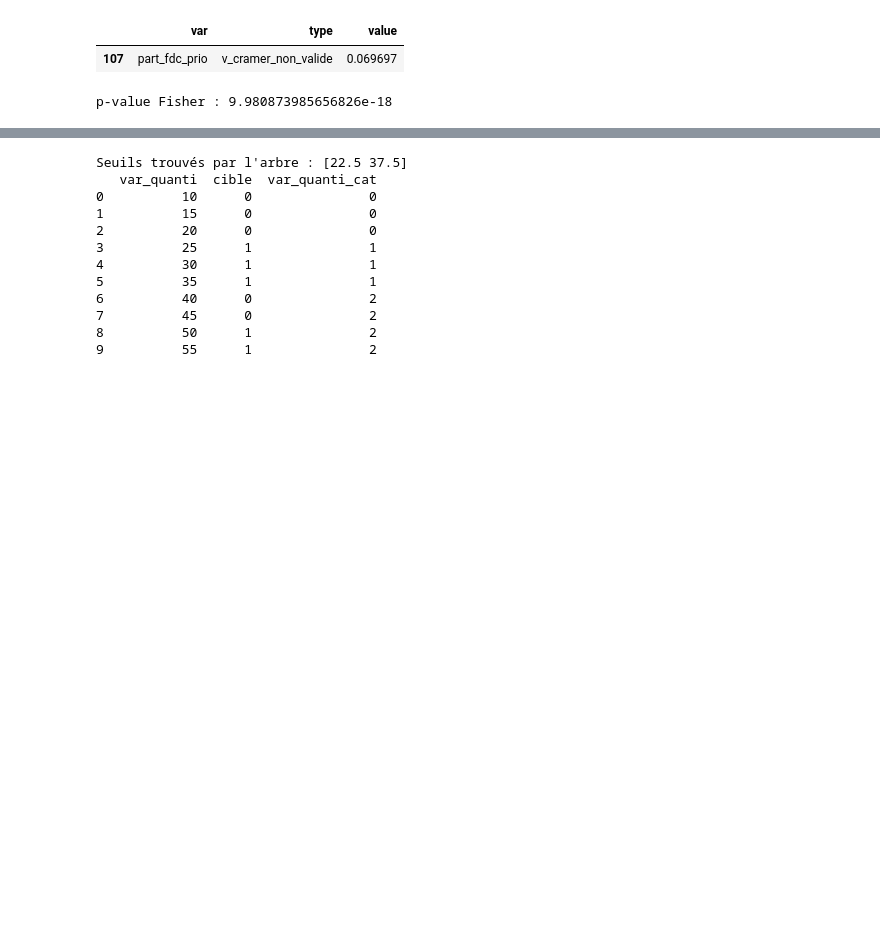
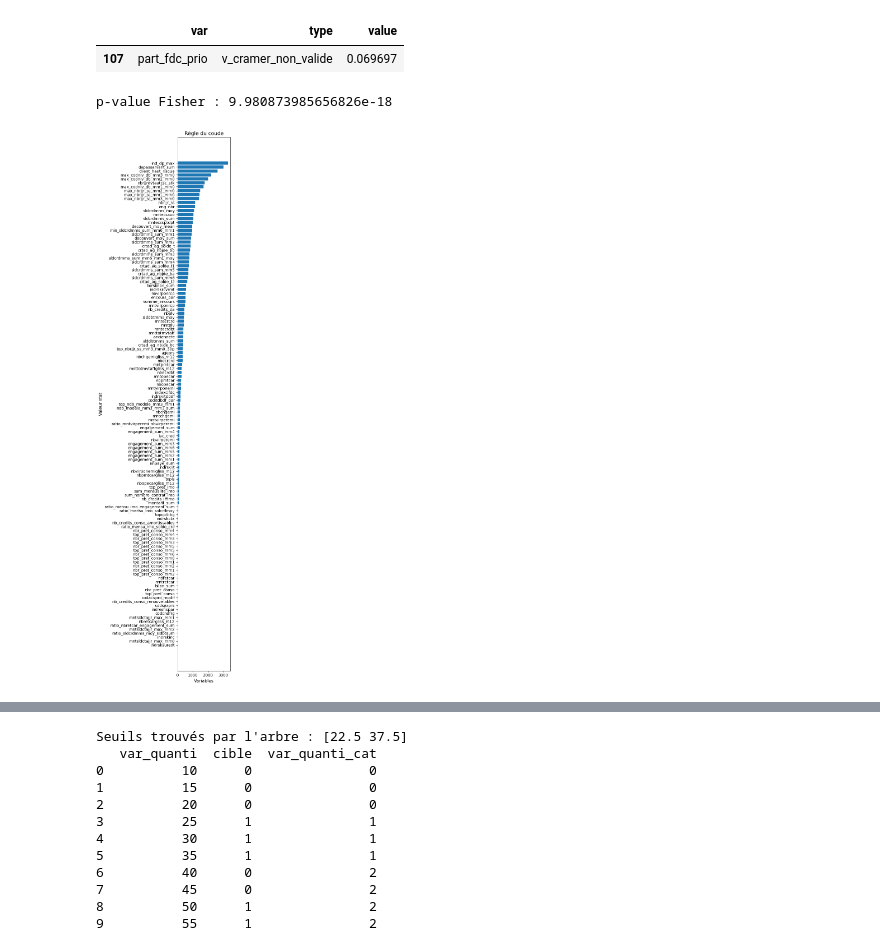
Before and after one commit to DaveMTK20002/PROJET-SCORING-Ikram-Davick, a Jupyter notebook: avancement.ipynb, the cells around one changed output, grey strips where cells are left out. Cells and saved outputs as stored; diff of their text form; code cells hidden in the pictures; blank space fills up the shorter version.

```diff
--- a/avancement.ipynb
+++ b/avancement.ipynb
@@ -396,21 +396,25 @@ p-value Fisher : 9.980873985656826e-18
 # %%
 def plot_regle_du_coude(noms_variables, valeurs_stat, titre="Règle du coude", tri=True):
     if tri:
-        data = sorted(zip(noms_variables, valeurs_stat), key=lambda x: x[1], reverse=True)
+        data = sorted(zip(noms_variables, valeurs_stat), key=lambda x: x[1], reverse=False)
         noms_variables, valeurs_stat = zip(*data)
 
     # Création du graphique
-    plt.figure(figsize=(8, 5))
-    plt.plot(range(1, len(valeurs_stat) + 1), valeurs_stat, marker='o', linestyle='-')
+    plt.figure(figsize=(5, 20))
+    plt.barh(noms_variables, valeurs_stat)
 
     # Mise en forme
     plt.title(titre, fontsize=13)
-    plt.xlabel("Variables (rang ou nom)", fontsize=11)
-    plt.ylabel("Valeur de la statistique", fontsize=11)
-    plt.xticks(range(1, len(noms_variables) + 1), noms_variables, rotation=45, ha='right')
-    plt.grid(True, linestyle='--', alpha=0.5)
+    plt.xlabel("Variables", fontsize=11)
+    plt.ylabel("Valeur stat", fontsize=11)
 
     plt.tight_layout()
     plt.show()
+# %%
+col_names=list(first_var_selection2[first_var_selection2["type"]=="stat_kruskal_wallis"]["var"])
+valeurs_stat=list(first_var_selection2[first_var_selection2["type"]=="stat_kruskal_wallis"]["value"])
+plot_regle_du_coude(col_names, valeurs_stat, titre="Règle du coude", tri=True)
+# %% [output]
+[figure, added]
 # %%
 #retenir les valeurs numeriques par la règle du Coude sur les cumuls des stats de Krukall
```
Also changed, not shown: parts of 1 cell of this notebook.
